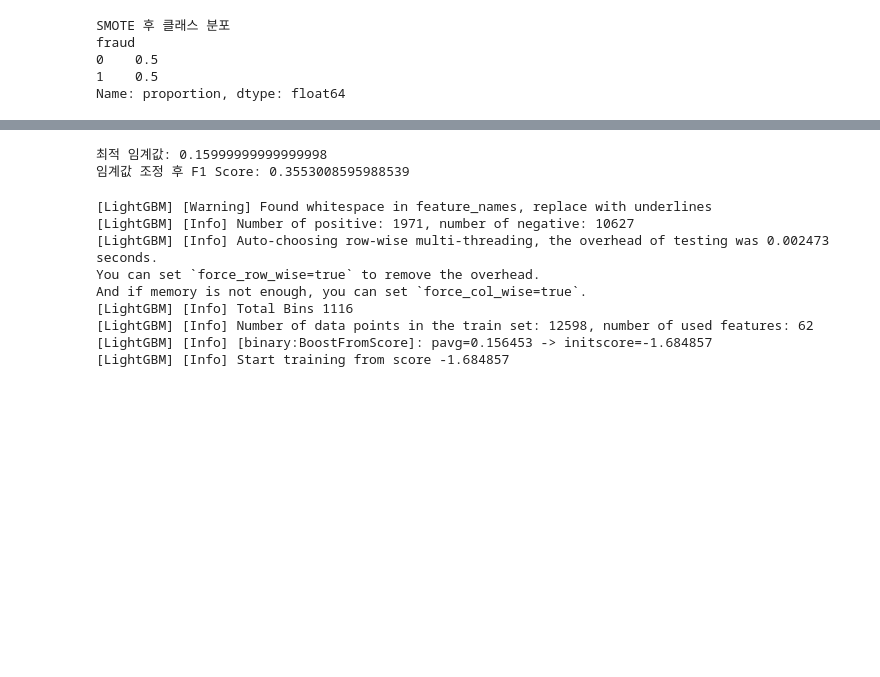
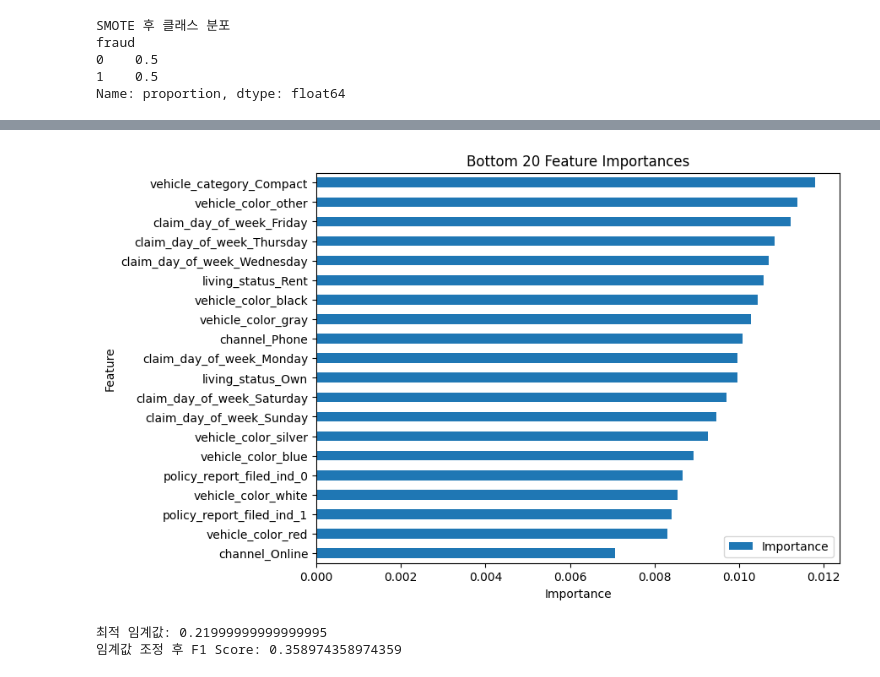
Before and after one commit to jhkr1/DaySchool-Vehicle-InsuranceFraud-Detection-Hackathon, a Jupyter notebook: 데이스쿨_기초_트랙2025_자동차_보험사기_탐지_해커톤.ipynb, the cells around one changed output, grey strips where cells are left out. Drawn from its saved outputs; the diff is of its cells as text; code cells hidden in the pictures; blank space fills up the shorter version.

```diff
--- a/데이스쿨_기초_트랙2025_자동차_보험사기_탐지_해커톤.ipynb
+++ b/데이스쿨_기초_트랙2025_자동차_보험사기_탐지_해커톤.ipynb
@@ -310,5 +318,0 @@ plt.show()
-# %%
-# annual_income 제거
-continuous_columns.remove('annual_income')
-train_cleaned = train_cleaned.drop('annual_income', axis=1)
-test_cleaned = test_cleaned.drop('annual_income', axis=1)
@@ -315,3 +335,28 @@ test_cleaned = test_cleaned.drop('annual_income', axis=1)
+# %%
+# 피처 엔지니어링
+
+def create_features(df):
+  # 소득이 낮고 자동차 가격이 높으면 재정안전도가 낮음.
+  df['financial_safety_ratio'] = df['vehicle_price'] / df['annual_income']
+  # 안전등급이 낮고 과거 보험 청구횟수가 높으면 고위험
+  df['risk_score'] = df['past_num_of_claims'] / df['safty_rating']
+  # 목격자 여부와 사고 지역을 조합
+  df['witness_site_combination'] = df['witness_present_ind'].astype(str) + '_' + df['accident_site'].astype(str)
+  # df['scrutiny_level'] = df['witness_present_ind'].astype(str) + '_' + df['policy_report_filed_ind'].astype(str)
+  # df['income_q'] = pd.qcut(df['annual_income'], q=4, labels=['q1','q2','q3','q4'])
+
+  return df
+
+new_continuous_columns = ['financial_safety_ratio', 'risk_score']
+# new_categoriecal_columns = ['scrutiny_level']
+
+for col in new_continuous_columns:
+  continuous_columns.append(col)
+# for col in new_categoriecal_columns:
+#   categoriecal_columns.append(col)
+
+train_cleaned = create_features(train_cleaned)
+test_cleaned = create_features(test_cleaned)
 # %%
 # 연속형 변수의 표준화
 sc = StandardScaler()
@@ -381,38 +427,43 @@ lgbm_model Validation F1 Score: 0.10643015521064302
+# %%
+importances = rf_model.feature_importances_
+features = X.columns
+feat_df = pd.DataFrame({'Feature': features, 'Importance': importances})
+
+# 중요도가 낮은 순서대로 상위 20개 선택
+lowest20 = feat_df.sort_values('Importance', ascending=True).head(20)
+
+# 시각화 (가로 막대그래프)
+lowest20.plot(kind='barh', x='Feature', y='Importance', figsize=(8,6))
+plt.title('Bottom 20 Feature Importances')
+plt.xlabel('Importance')
+plt.show()
+# %% [output]
+[figure, added]
 # %%
-# y_pred_proba = rf_model.predict_proba(X_valid_split)[:, 1]
-y_pred_proba = lgbm_model.predict_proba(X_valid_split)[:, 1]
+y_pred_proba_rf = rf_model.predict_proba(X_valid_split)[:, 1]
+# y_pred_proba_lgbm = lgbm_model.predict_proba(X_valid_split)[:, 1]
 
 best_f1 = 0
 best_threshold = 0
 for threshold in np.arange(0.1, 0.5, 0.01):
-  y_pred_adjusted = (y_pred_proba >= threshold).astype(int)
+  y_pred_adjusted = (y_pred_proba_rf >= threshold).astype(int)
   f1 = f1_score(y_valid_split, y_pred_adjusted)
   if f1 > best_f1:
     best_f1 = f1
     best_threshold = threshold
 print(f"최적 임계값: {best_threshold}")
 print(f"임계값 조정 후 F1 Score: {best_f1}")
-final_predictions_adjusted = (y_pred_proba >= best_threshold).astype(int)
+final_predictions_adjusted = (y_pred_proba_rf >= best_threshold).astype(int)
 # %% [output]
-최적 임계값: 0.15999999999999998
-임계값 조정 후 F1 Score: 0.3553008595988539
+최적 임계값: 0.21999999999999995
+임계값 조정 후 F1 Score: 0.358974358974359
 # %%
 # 최종 예측 & 제출 파일 생성
-lgbm_model.fit(X, y)
-test_proba = lgbm_model.predict_proba(X_test)[:, 1]
+rf_model.fit(X, y)
+test_proba = rf_model.predict_proba(X_test)[:, 1]
 final_test_predictions = (test_proba >= best_threshold).astype(int)
 
 
 submission = pd.read_csv('sample_submission.csv')
 submission['fraud'] = final_test_predictions
 submission.to_csv('submission.csv', index=False)
-# %% [output]
-[LightGBM] [Warning] Found whitespace in feature_names, replace with underlines
-[LightGBM] [Info] Number of positive: 1971, number of negative: 10627
-[LightGBM] [Info] Auto-choosing row-wise multi-threading, the overhead of testing was 0.002473 seconds.
-You can set `force_row_wise=true` to remove the overhead.
-And if memory is not enough, you can set `force_col_wise=true`.
-[LightGBM] [Info] Total Bins 1116
-[LightGBM] [Info] Number of data points in the train set: 12598, number of used features: 62
-[LightGBM] [Info] [binary:BoostFromScore]: pavg=0.156453 -> initscore=-1.684857
-[LightGBM] [Info] Start training from score -1.684857
```
Also changed, not shown: parts of 8 cells of this notebook.
